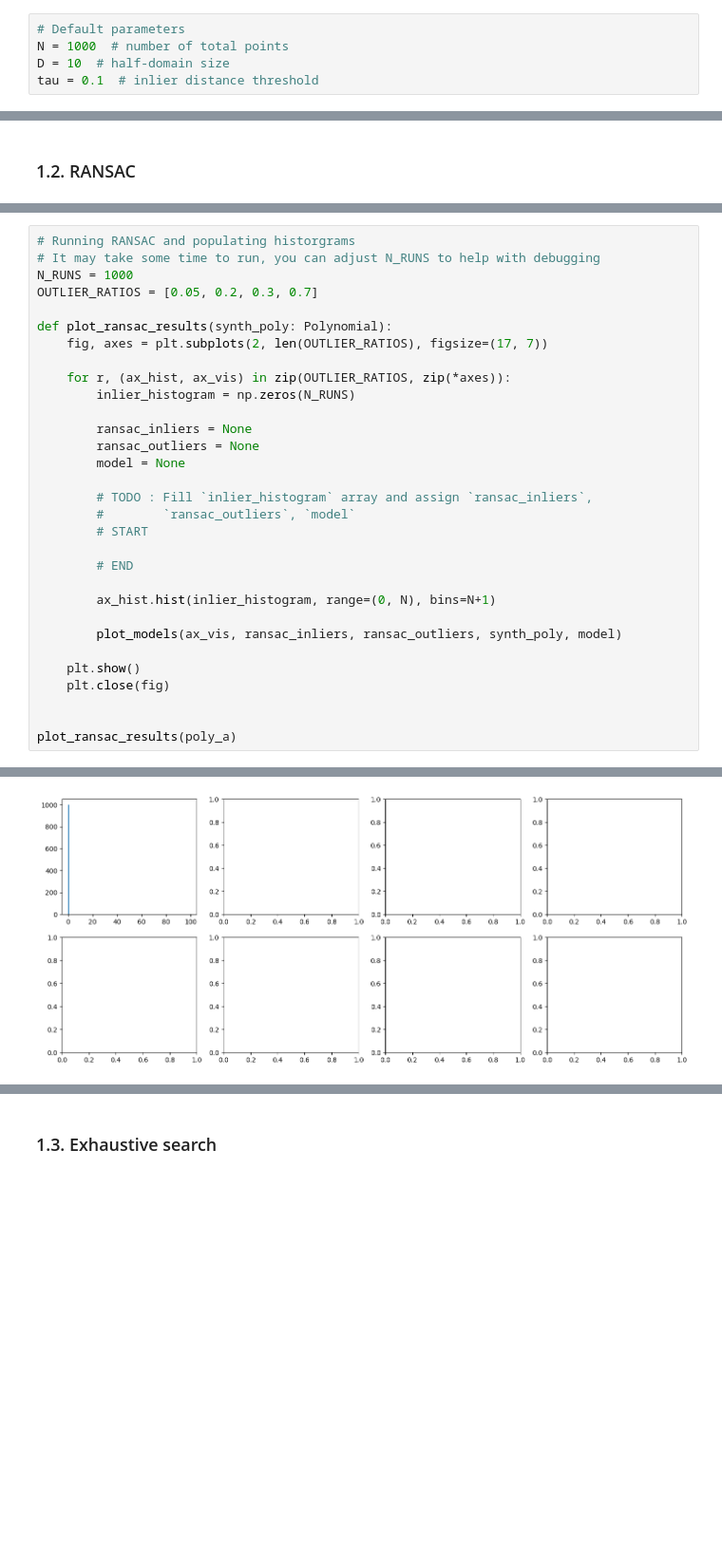
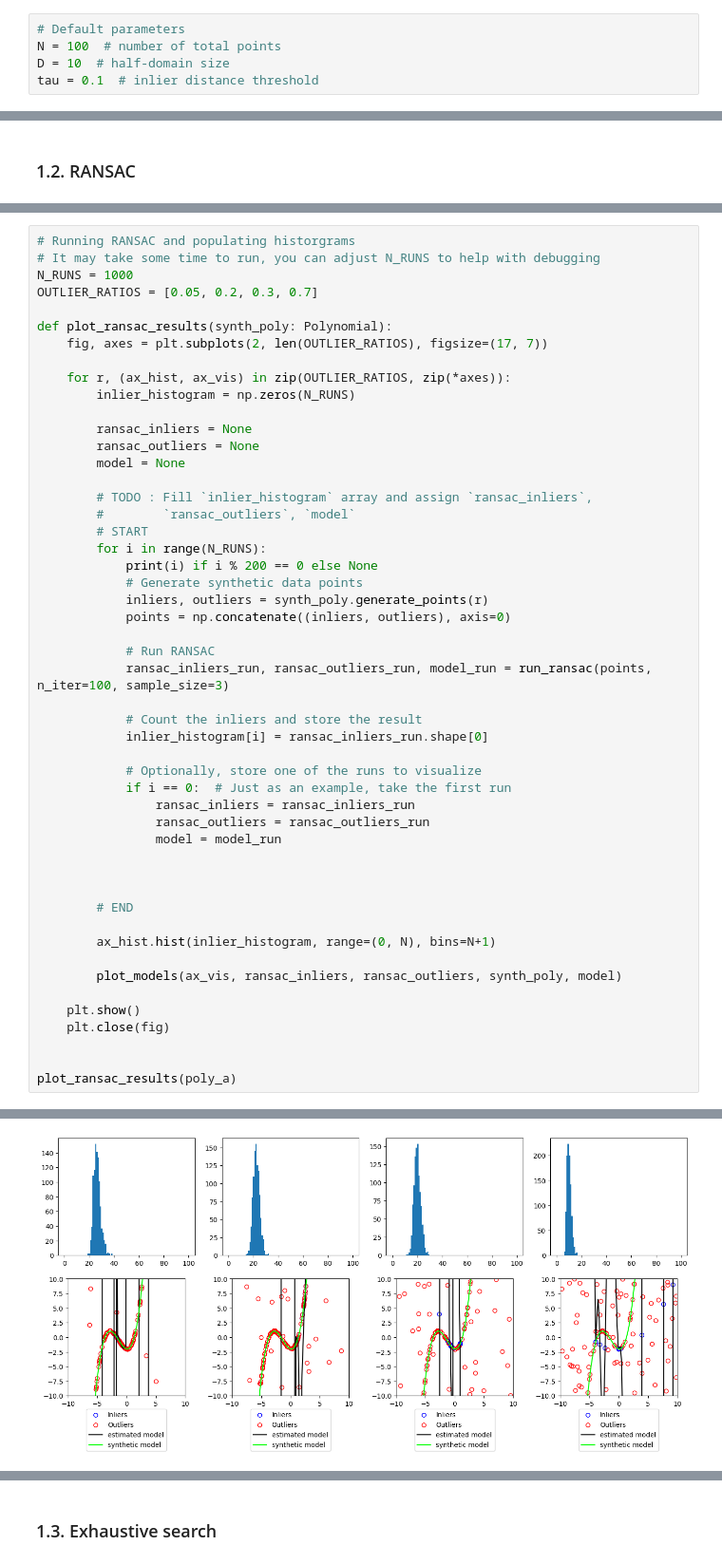
Before and after one commit to fatihoezdemir/MF2024-Exercise1, a Jupyter notebook: Exercise1.ipynb, the cells around one changed output, grey strips where cells are left out. Shown at 95% size. Drawn from its saved outputs; the diff is of its cells as text; blank space fills up the shorter version.

```diff
--- a/Exercise1.ipynb
+++ b/Exercise1.ipynb
@@ -24,7 +24,7 @@ np.random.seed(123)
 ## Part 1: RANSAC for circle fitting
 # %%
 # Default parameters
-N = 1000  # number of total points
+N = 100  # number of total points
 D = 10  # half-domain size
 tau = 0.1  # inlier distance threshold
 # %% [markdown]
@@ -335,6 +359,25 @@ def plot_ransac_results(synth_poly: Polynomial):
         # TODO : Fill `inlier_histogram` array and assign `ransac_inliers`,
         #        `ransac_outliers`, `model`
         # START
+        for i in range(N_RUNS):
+            print(i) if i % 200 == 0 else None
+            # Generate synthetic data points
+            inliers, outliers = synth_poly.generate_points(r)
+            points = np.concatenate((inliers, outliers), axis=0)
+
+            # Run RANSAC
+            ransac_inliers_run, ransac_outliers_run, model_run = run_ransac(points, n_iter=100, sample_size=3)
+
+            # Count the inliers and store the result
+            inlier_histogram[i] = ransac_inliers_run.shape[0]
+
+            # Optionally, store one of the runs to visualize
+            if i == 0:  # Just as an example, take the first run
+                ransac_inliers = ransac_inliers_run
+                ransac_outliers = ransac_outliers_run
+                model = model_run
+
+
 
         # END
 
@@ -352,4 +414,4 @@ TypeError: 'NoneType' object is not subscriptable
-[figure, old version]
+[figure, new version]
 # %%
 poly_b = Polynomial(np.array([1, 1]))
 plot_ransac_results(poly_b)
```
Also changed, not shown: parts of 18 cells of this notebook.
